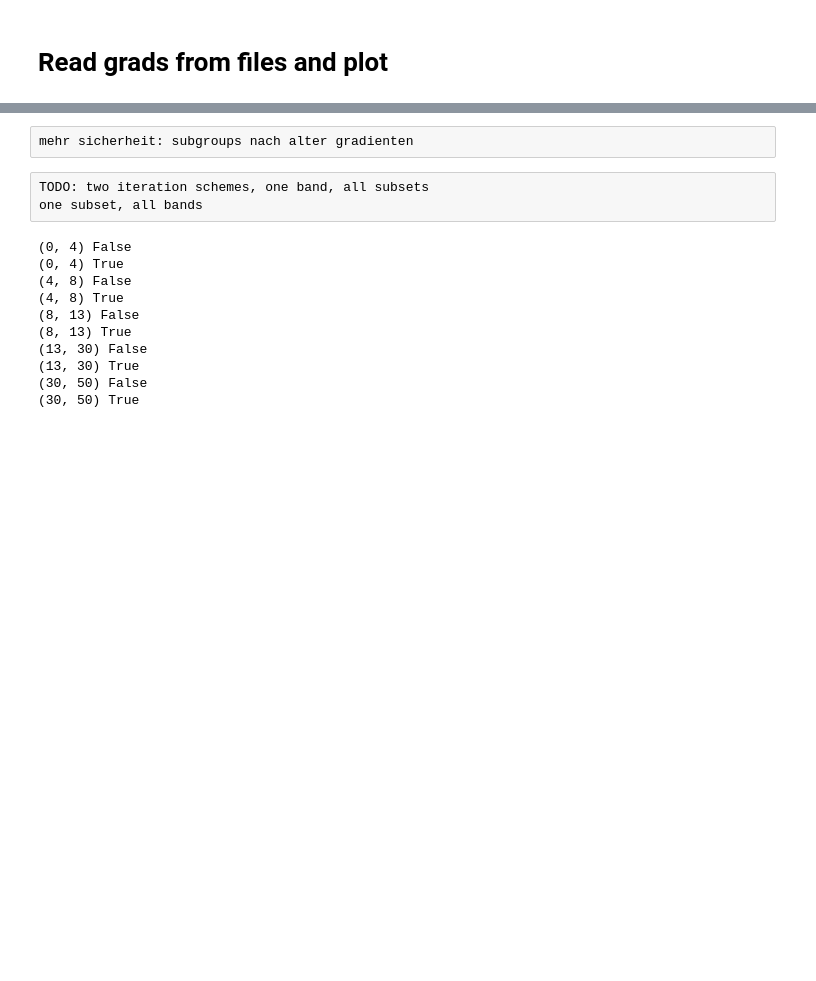
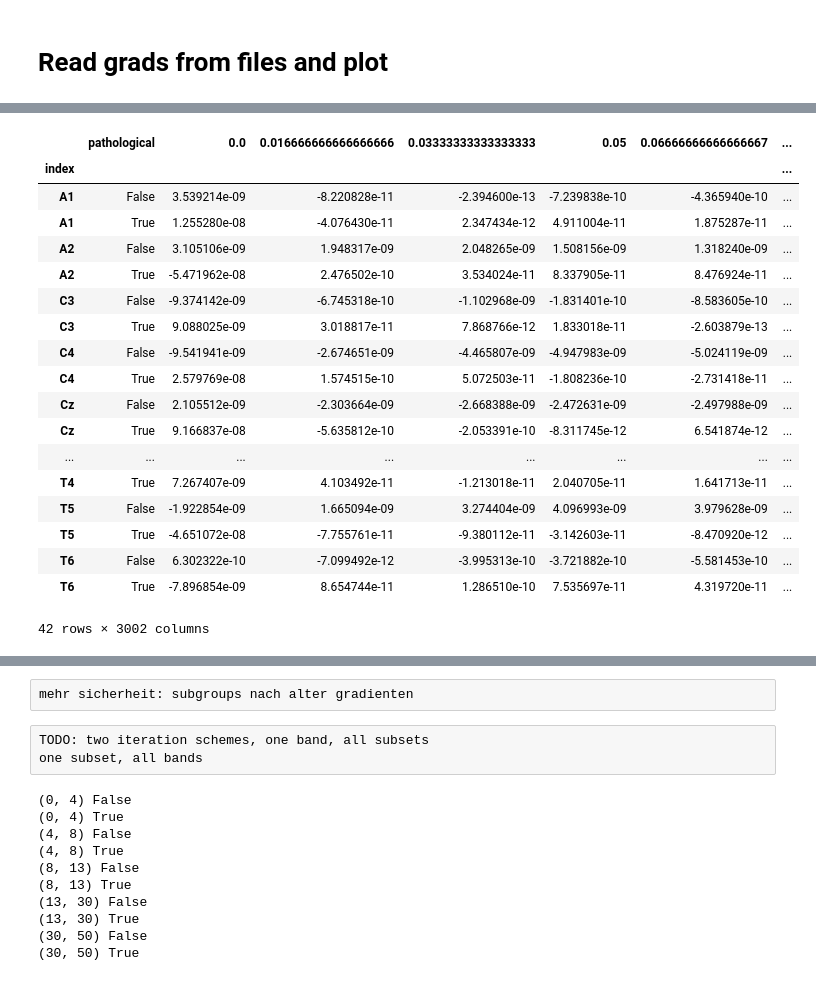
Before and after one commit to gemeinl/eeg-brain-age, a Jupyter notebook: amplitude_gradients.ipynb, the cells around one changed output, grey strips where cells are left out. Drawn from its saved outputs; the diff is of its cells as text; code cells hidden in the pictures; blank space fills up the shorter version.

```diff
--- a/amplitude_gradients.ipynb
+++ b/amplitude_gradients.ipynb
@@ -107,3 +145,25 @@ all_grads = pd.concat(all_grads).reset_index().groupby(['index', 'pathological']
+# %%
+all_grads
+# %% [output]
+|  | pathological | 0.0 | 0.016666666666666666 | 0.03333333333333333 | 0.05 | 0.06666666666666667 | ... |
+| index |  |  |  |  |  |  | ... |
+| A1 | False | 3.539214e-09 | -8.220828e-11 | -2.394600e-13 | -7.239838e-10 | -4.365940e-10 | ... |
+| A1 | True | 1.255280e-08 | -4.076430e-11 | 2.347434e-12 | 4.911004e-11 | 1.875287e-11 | ... |
+| A2 | False | 3.105106e-09 | 1.948317e-09 | 2.048265e-09 | 1.508156e-09 | 1.318240e-09 | ... |
+| A2 | True | -5.471962e-08 | 2.476502e-10 | 3.534024e-11 | 8.337905e-11 | 8.476924e-11 | ... |
+| C3 | False | -9.374142e-09 | -6.745318e-10 | -1.102968e-09 | -1.831401e-10 | -8.583605e-10 | ... |
+| C3 | True | 9.088025e-09 | 3.018817e-11 | 7.868766e-12 | 1.833018e-11 | -2.603879e-13 | ... |
+| C4 | False | -9.541941e-09 | -2.674651e-09 | -4.465807e-09 | -4.947983e-09 | -5.024119e-09 | ... |
+| C4 | True | 2.579769e-08 | 1.574515e-10 | 5.072503e-11 | -1.808236e-10 | -2.731418e-11 | ... |
+| Cz | False | 2.105512e-09 | -2.303664e-09 | -2.668388e-09 | -2.472631e-09 | -2.497988e-09 | ... |
+| Cz | True | 9.166837e-08 | -5.635812e-10 | -2.053391e-10 | -8.311745e-12 | 6.541874e-12 | ... |
+| ... | ... | ... | ... | ... | ... | ... | ... |
+| T4 | True | 7.267407e-09 | 4.103492e-11 | -1.213018e-11 | 2.040705e-11 | 1.641713e-11 | ... |
+| T5 | False | -1.922854e-09 | 1.665094e-09 | 3.274404e-09 | 4.096993e-09 | 3.979628e-09 | ... |
+| T5 | True | -4.651072e-08 | -7.755761e-11 | -9.380112e-11 | -3.142603e-11 | -8.470920e-12 | ... |
+| T6 | False | 6.302322e-10 | -7.099492e-12 | -3.995313e-10 | -3.721882e-10 | -5.581453e-10 | ... |
+| T6 | True | -7.896854e-09 | 8.654744e-11 | 1.286510e-10 | 7.535697e-11 | 4.319720e-11 | ... |
+42 rows × 3002 columns
 # %%
 all_grads.groupby('pathological').max().max(axis=1)
 # %% [output]
```
Also changed, not shown: parts of 15 cells of this notebook, 6 other files.
